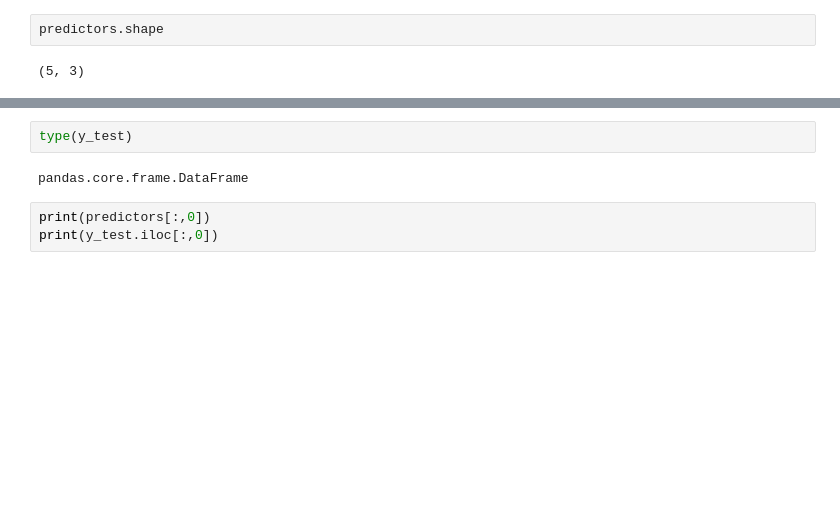
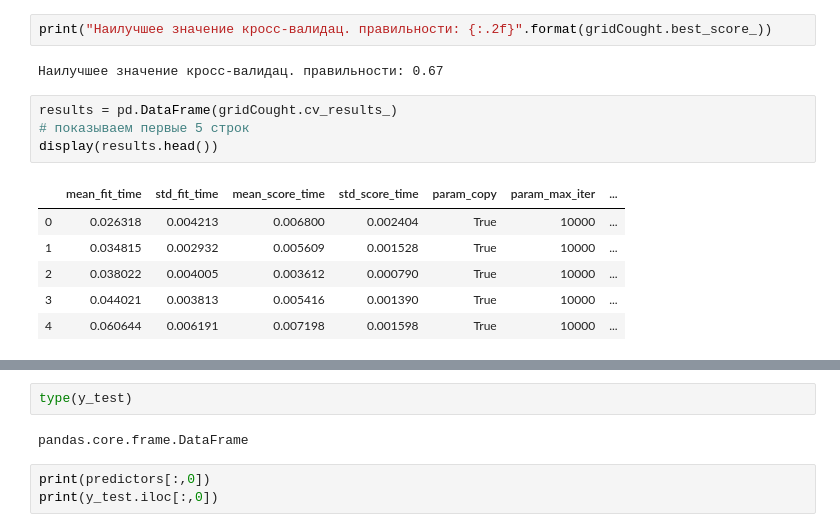
Before and after one commit to 89605502155/course-work-2, a Jupyter notebook: PLS2_regression.ipynb, the cells around one changed output, grey strips where cells are left out. Saved outputs shown, nothing was run; the diff lists cells and outputs as text; blank space fills up the shorter version.

```diff
--- a/PLS2_regression.ipynb
+++ b/PLS2_regression.ipynb
@@ -96,4 +82,15 @@ nan {'copy': True, 'max_iter': 10000, 'n_components': 99, 'scale': True, 'tol':
-# %%
-predictors.shape
-# %% [output]
-(5, 3)
+# %%
+print("Наилучшее значение кросс-валидац. правильности: {:.2f}".format(gridCought.best_score_))
+# %% [output]
+Наилучшее значение кросс-валидац. правильности: 0.67
+# %%
+results = pd.DataFrame(gridCought.cv_results_)
+# показываем первые 5 строк
+display(results.head())
+# %% [output]
+|  | mean_fit_time | std_fit_time | mean_score_time | std_score_time | param_copy | param_max_iter | ... |
+| 0 | 0.026318 | 0.004213 | 0.006800 | 0.002404 | True | 10000 | ... |
+| 1 | 0.034815 | 0.002932 | 0.005609 | 0.001528 | True | 10000 | ... |
+| 2 | 0.038022 | 0.004005 | 0.003612 | 0.000790 | True | 10000 | ... |
+| 3 | 0.044021 | 0.003813 | 0.005416 | 0.001390 | True | 10000 | ... |
+| 4 | 0.060644 | 0.006191 | 0.007198 | 0.001598 | True | 10000 | ... |
```
Also changed, not shown: parts of 5 cells of this notebook.
